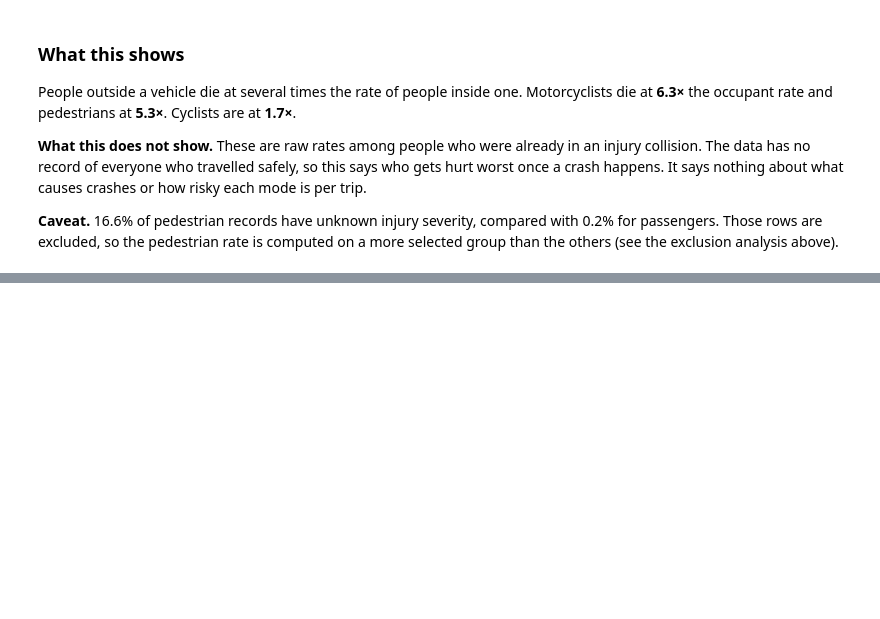
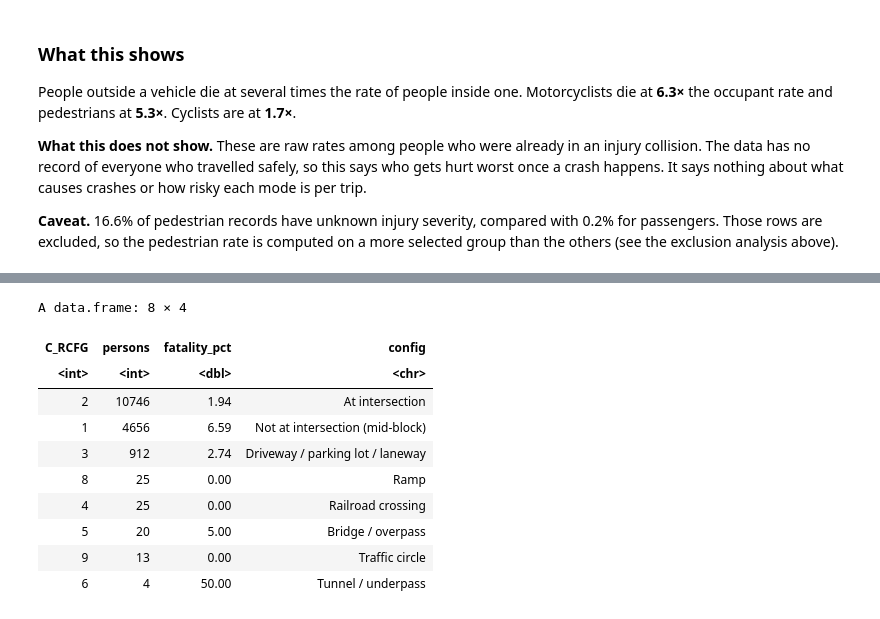
Before and after one commit to lautrevor/data-science-portfolio, a Jupyter notebook: 02_analysis.ipynb, the cells around one changed output, grey strips where cells are left out. Saved outputs shown, nothing was run; the diff lists cells and outputs as text; code cells hidden in the pictures; blank space fills up the shorter version.

```diff
--- a/02_analysis.ipynb
+++ b/02_analysis.ipynb
@@ -183,0 +192,29 @@ more selected group than the others (see the exclusion analysis above).
+# %%
+system("git pull")   # picks up the new .sql file from GitHub
+
+ped <- run("sql/02_pedestrians.sql")
+ped$C_RCFG <- as.integer(ped$C_RCFG)
+ped$config <- case_when(
+  ped$C_RCFG == 1 ~ "Not at intersection (mid-block)",
+  ped$C_RCFG == 2 ~ "At intersection",
+  ped$C_RCFG == 3 ~ "Driveway / parking lot / laneway",
+  ped$C_RCFG == 4 ~ "Railroad crossing",
+  ped$C_RCFG == 5 ~ "Bridge / overpass",
+  ped$C_RCFG == 6 ~ "Tunnel / underpass",
+  ped$C_RCFG == 8 ~ "Ramp",
+  ped$C_RCFG == 9 ~ "Traffic circle",
+  TRUE            ~ paste("Code", ped$C_RCFG)
+)
+ped
+# %% [output]
+A data.frame: 8 × 4
+| C_RCFG | persons | fatality_pct | config |
+| <int> | <int> | <dbl> | <chr> |
+| 2 | 10746 | 1.94 | At intersection |
+| 1 | 4656 | 6.59 | Not at intersection (mid-block) |
+| 3 | 912 | 2.74 | Driveway / parking lot / laneway |
+| 8 | 25 | 0.00 | Ramp |
+| 4 | 25 | 0.00 | Railroad crossing |
+| 5 | 20 | 5.00 | Bridge / overpass |
+| 9 | 13 | 0.00 | Traffic circle |
+| 6 | 4 | 50.00 | Tunnel / underpass |
```
Also changed, not shown: parts of 5 cells of this notebook.
